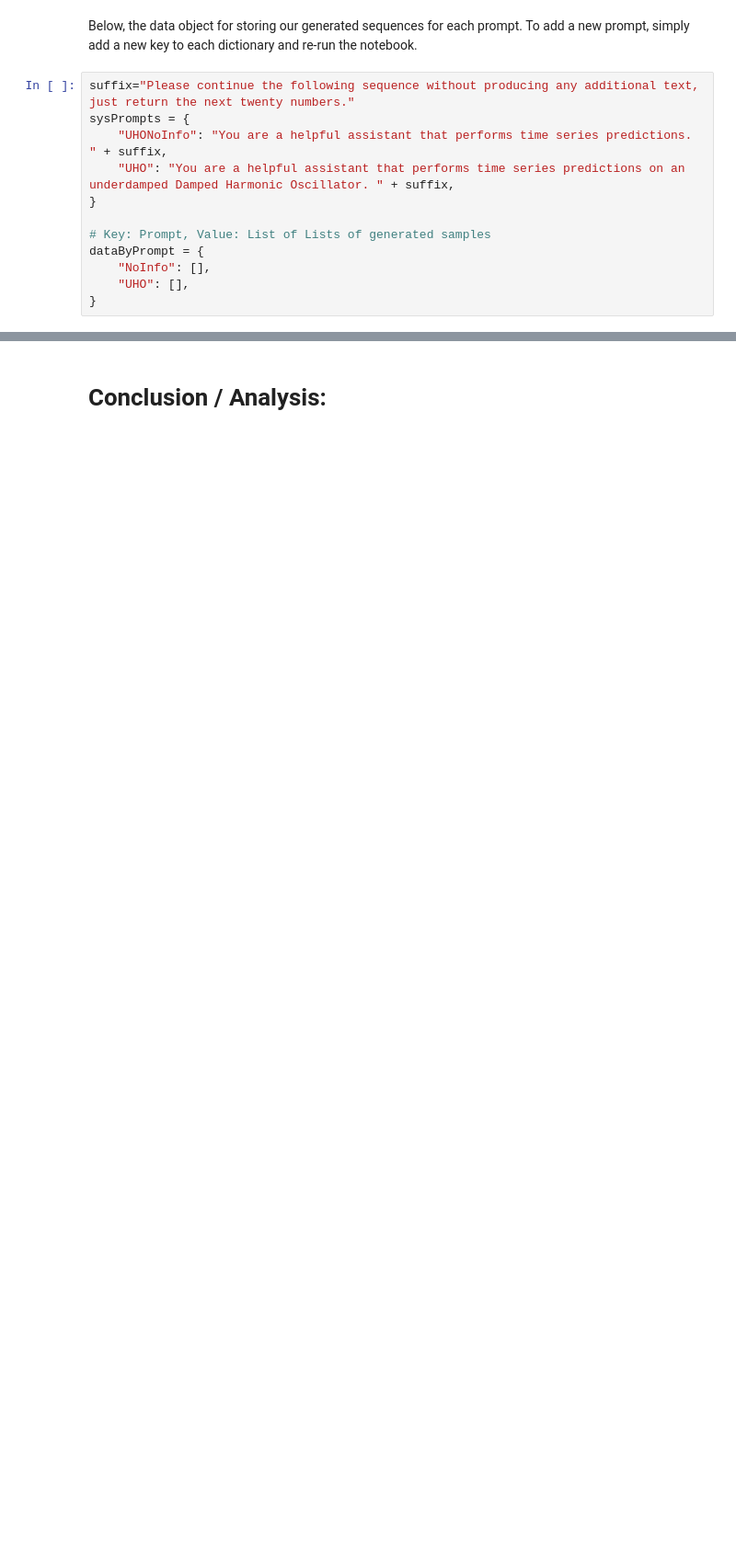
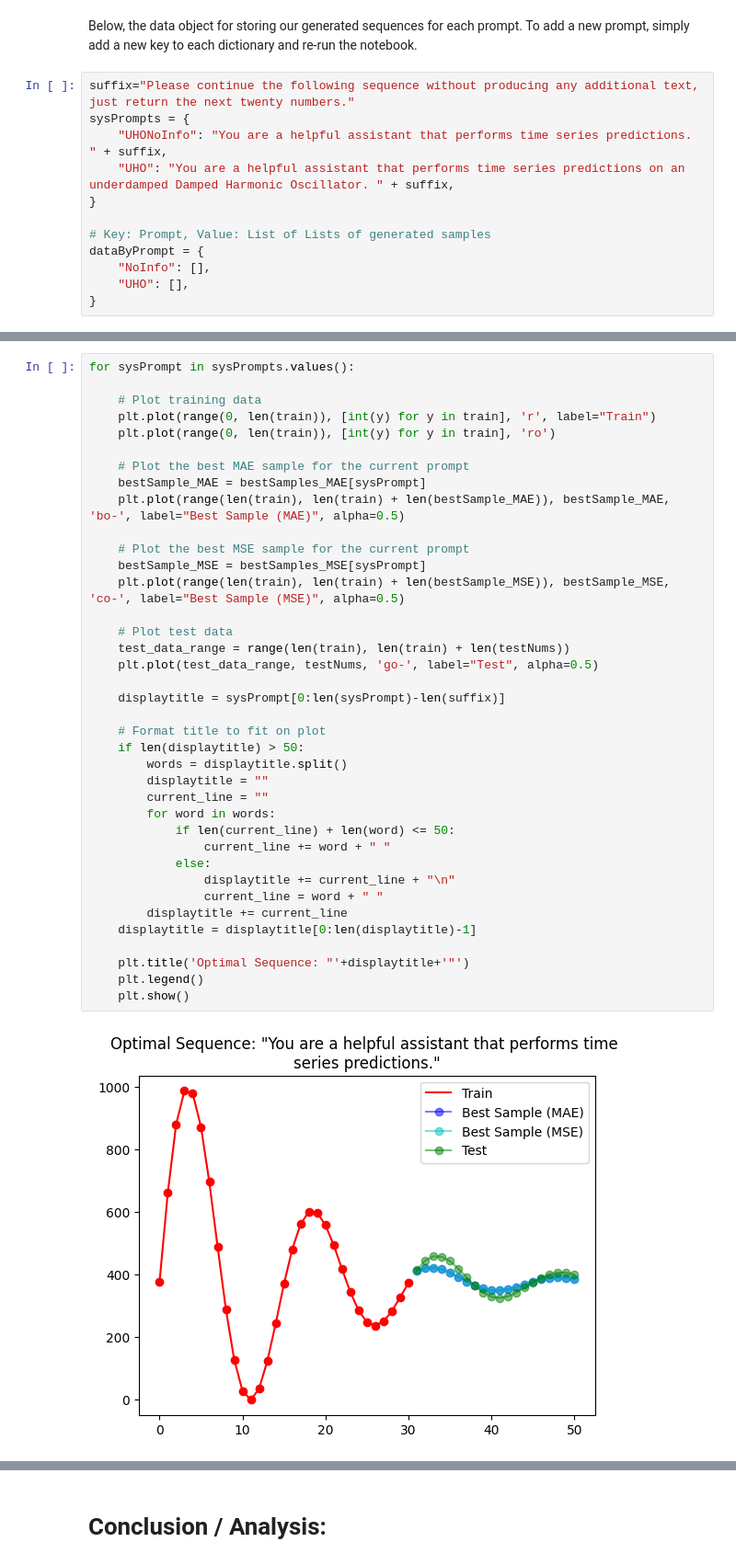
Before and after one commit to P-H-B-D/526_research, a Jupyter notebook: dampedHarmonic.ipynb, the cells around one changed output, grey strips where cells are left out. Shown at 92% size. Drawn from its saved outputs; the diff is of its cells as text; blank space fills up the shorter version.

```diff
--- a/dampedHarmonic.ipynb
+++ b/dampedHarmonic.ipynb
@@ -265,0 +266,40 @@ Fraction of samples with values outside of true bounds:  0.36082474226804123
+# %%
+for sysPrompt in sysPrompts.values():
+
+    # Plot training data
+    plt.plot(range(0, len(train)), [int(y) for y in train], 'r', label="Train")
+    plt.plot(range(0, len(train)), [int(y) for y in train], 'ro')
+
+    # Plot the best MAE sample for the current prompt
+    bestSample_MAE = bestSamples_MAE[sysPrompt]
+    plt.plot(range(len(train), len(train) + len(bestSample_MAE)), bestSample_MAE, 'bo-', label="Best Sample (MAE)", alpha=0.5)
+
+    # Plot the best MSE sample for the current prompt
+    bestSample_MSE = bestSamples_MSE[sysPrompt]
+    plt.plot(range(len(train), len(train) + len(bestSample_MSE)), bestSample_MSE, 'co-', label="Best Sample (MSE)", alpha=0.5)
+
+    # Plot test data
+    test_data_range = range(len(train), len(train) + len(testNums))
+    plt.plot(test_data_range, testNums, 'go-', label="Test", alpha=0.5)
+
+    displaytitle = sysPrompt[0:len(sysPrompt)-len(suffix)]
+
+    # Format title to fit on plot
+    if len(displaytitle) > 50:
+        words = displaytitle.split()
+        displaytitle = ""
+        current_line = ""
+        for word in words:
+            if len(current_line) + len(word) <= 50:
+                current_line += word + " "
+            else:
+                displaytitle += current_line + "\n"
+                current_line = word + " "
+        displaytitle += current_line
+    displaytitle = displaytitle[0:len(displaytitle)-1]
+
+    plt.title('Optimal Sequence: "'+displaytitle+'"')
+    plt.legend()
+    plt.show()
+# %% [output]
+[figure, added]
```
Also changed, not shown: parts of 22 cells of this notebook, 7 other files.
